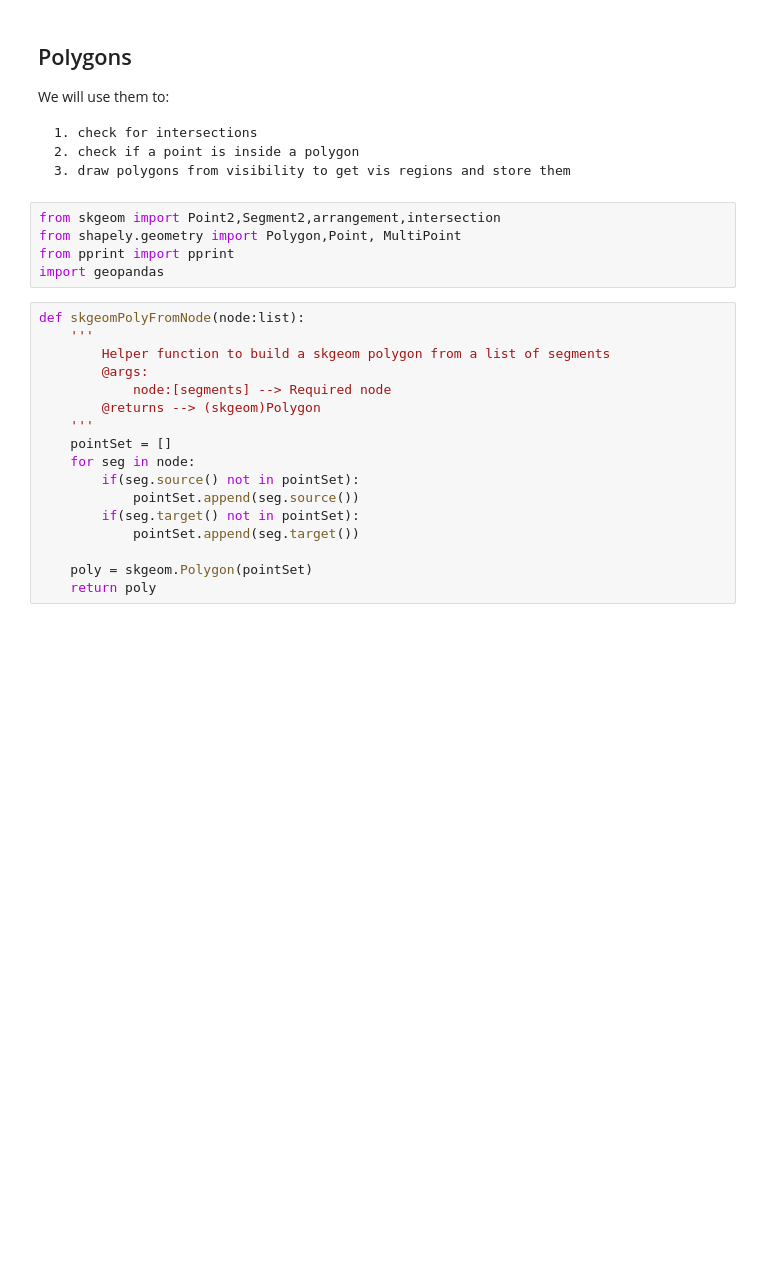
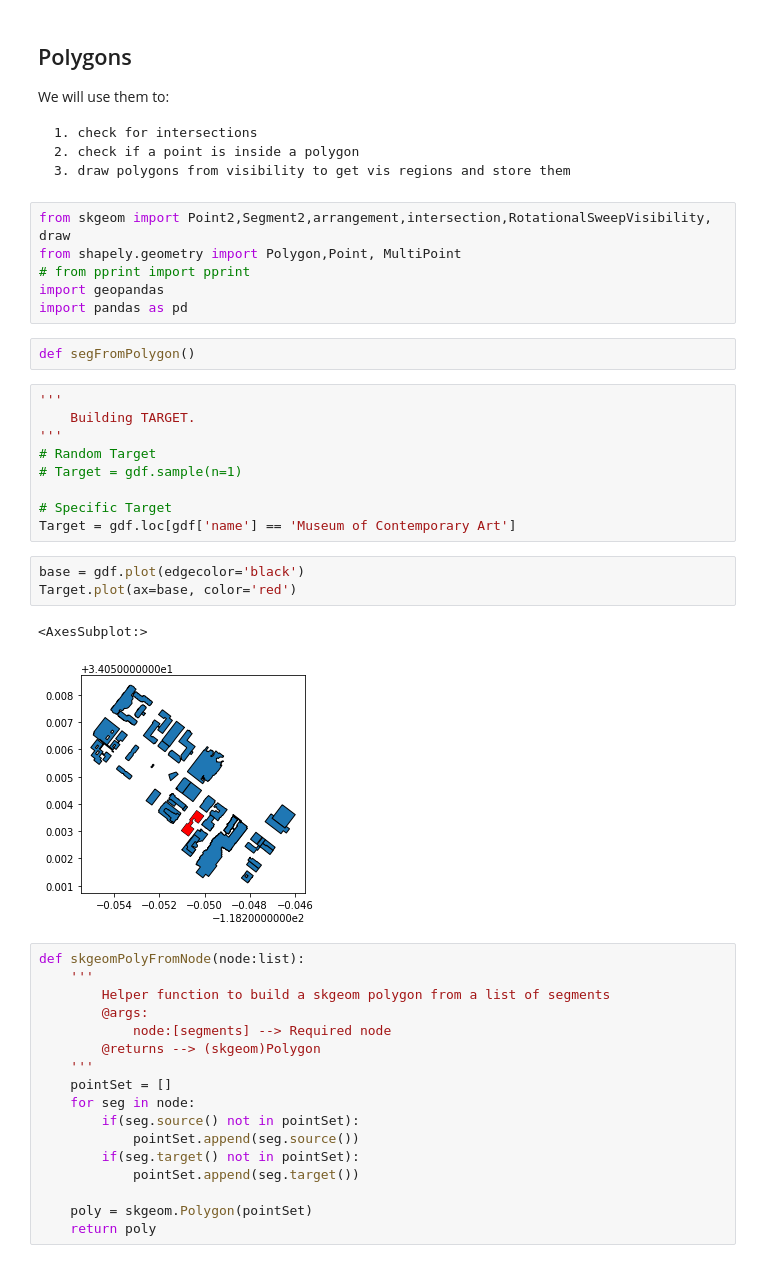
Before and after one commit to ab1nash/multi-location-visibility, a Jupyter notebook: skgeom_polygons.ipynb, the cells around one changed output. Drawn from its saved outputs; the diff is of its cells as text; blank space fills up the shorter version.

```diff
--- a/skgeom_polygons.ipynb
+++ b/skgeom_polygons.ipynb
@@ -7,10 +7,28 @@ We will use them to:
     2. check if a point is inside a polygon
     3. draw polygons from visibility to get vis regions and store them
 # %%
-from skgeom import Point2,Segment2,arrangement,intersection
+from skgeom import Point2,Segment2,arrangement,intersection,RotationalSweepVisibility, draw
 from shapely.geometry import Polygon,Point, MultiPoint
-from pprint import pprint
+# from pprint import pprint
 import geopandas
+import pandas as pd
+# %%
+def segFromPolygon()
+# %%
+'''
+    Building TARGET.
+'''
+# Random Target
+# Target = gdf.sample(n=1)
+
+# Specific Target
+Target = gdf.loc[gdf['name'] == 'Museum of Contemporary Art']
+# %%
+base = gdf.plot(edgecolor='black')
+Target.plot(ax=base, color='red')
+# %% [output]
+<AxesSubplot:>
+[figure, added]
 # %%
 def skgeomPolyFromNode(node:list):
     '''
```
Also changed, not shown: parts of 3 cells of this notebook, 16 other files.
